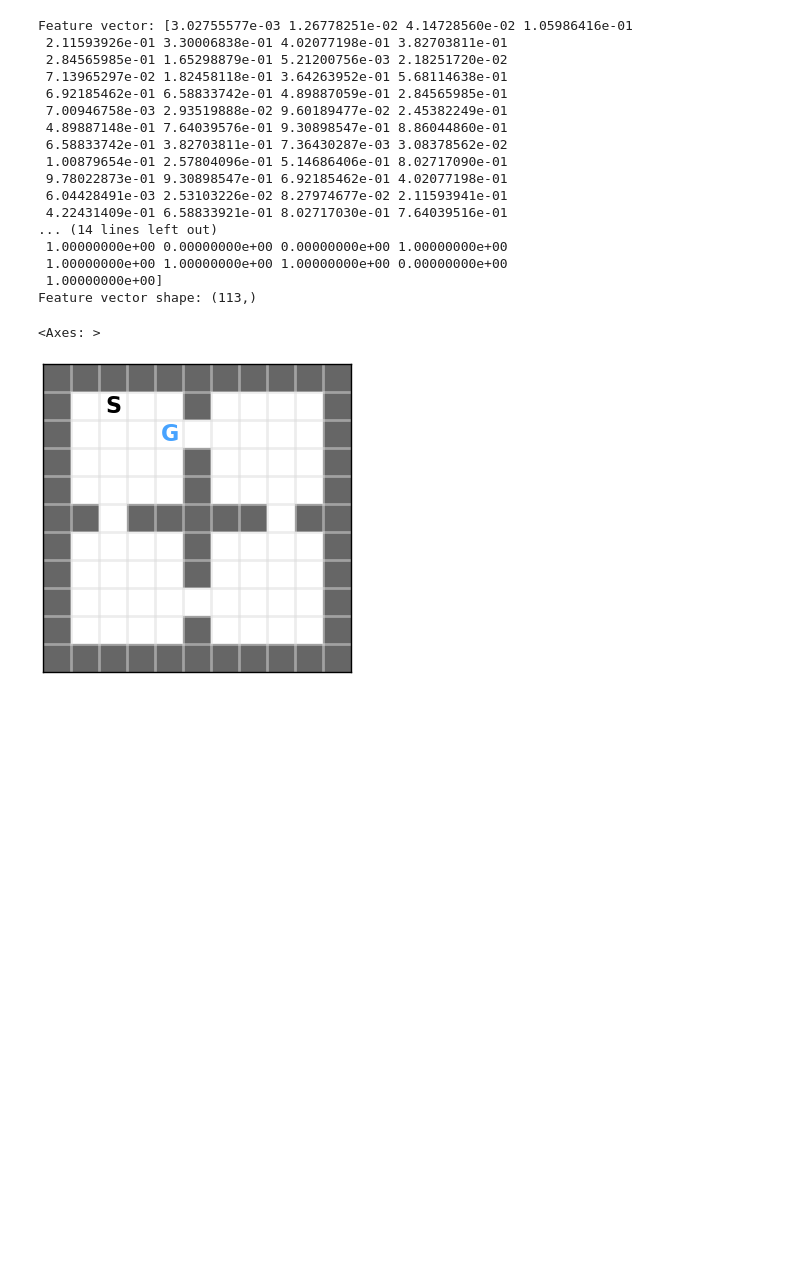
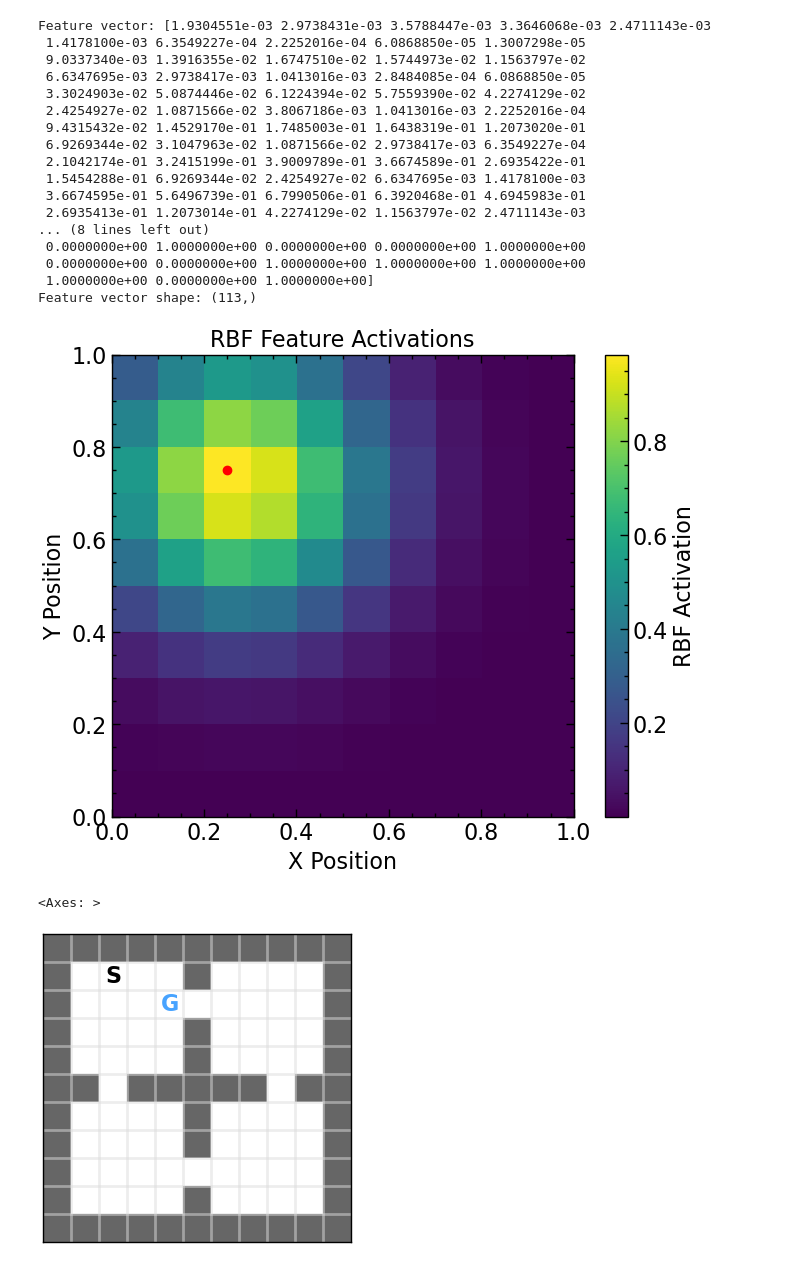
Before and after one commit to skylooop/ZeroShotRL, a Jupyter notebook: notebooks/grid.ipynb, the cells around one changed output. Cells and saved outputs as stored; diff of their text form; code cells hidden in the pictures; blank space fills up the shorter version.

```diff
--- a/notebooks/grid.ipynb
+++ b/notebooks/grid.ipynb
@@ -94,7 +166,7 @@ def construct_feature_vector(position, objects_picked, centers, sigma):
 
 # Example usage
 key = random.PRNGKey(0)
-position = (0.3, 0.7)  # Agent's position (s_x, s_y)
+position = sampled_data['observations'][0, :2]  # Agent's position (s_x, s_y)
 objects_picked = random.bernoulli(key, shape=(num_objects,))  # Random binary vector for objects
 
 # Construct the feature vector
@@ -102,23 +174,45 @@ feature_vector = construct_feature_vector(position, objects_picked, centers, sig
 print("Feature vector:", feature_vector)
 print("Feature vector shape:", feature_vector.shape)
 # %% [output]
-Feature vector: [3.02755577e-03 1.26778251e-02 4.14728560e-02 1.05986416e-01
- 2.11593926e-01 3.30006838e-01 4.02077198e-01 3.82703811e-01
- 2.84565985e-01 1.65298879e-01 5.21200756e-03 2.18251720e-02
- 7.13965297e-02 1.82458118e-01 3.64263952e-01 5.68114638e-01
- 6.92185462e-01 6.58833742e-01 4.89887059e-01 2.84565985e-01
- 7.00946758e-03 2.93519888e-02 9.60189477e-02 2.45382249e-01
- 4.89887148e-01 7.64039576e-01 9.30898547e-01 8.86044860e-01
- 6.58833742e-01 3.82703811e-01 7.36430287e-03 3.08378562e-02
- 1.00879654e-01 2.57804096e-01 5.14686406e-01 8.02717090e-01
- 9.78022873e-01 9.30898547e-01 6.92185462e-01 4.02077198e-01
- 6.04428491e-03 2.53103226e-02 8.27974677e-02 2.11593941e-01
- 4.22431409e-01 6.58833921e-01 8.02717030e-01 7.64039516e-01
-... (14 lines left out)
- 1.00000000e+00 0.00000000e+00 0.00000000e+00 1.00000000e+00
- 1.00000000e+00 1.00000000e+00 1.00000000e+00 0.00000000e+00
- 1.00000000e+00]
+Feature vector: [1.9304551e-03 2.9738431e-03 3.5788447e-03 3.3646068e-03 2.4711143e-03
+ 1.4178100e-03 6.3549227e-04 2.2252016e-04 6.0868850e-05 1.3007298e-05
+ 9.0337340e-03 1.3916355e-02 1.6747510e-02 1.5744973e-02 1.1563797e-02
+ 6.6347695e-03 2.9738417e-03 1.0413016e-03 2.8484085e-04 6.0868850e-05
+ 3.3024903e-02 5.0874446e-02 6.1224394e-02 5.7559390e-02 4.2274129e-02
+ 2.4254927e-02 1.0871566e-02 3.8067186e-03 1.0413016e-03 2.2252016e-04
+ 9.4315432e-02 1.4529170e-01 1.7485003e-01 1.6438319e-01 1.2073020e-01
+ 6.9269344e-02 3.1047963e-02 1.0871566e-02 2.9738417e-03 6.3549227e-04
+ 2.1042174e-01 3.2415199e-01 3.9009789e-01 3.6674589e-01 2.6935422e-01
+ 1.5454288e-01 6.9269344e-02 2.4254927e-02 6.6347695e-03 1.4178100e-03
+ 3.6674595e-01 5.6496739e-01 6.7990506e-01 6.3920468e-01 4.6945983e-01
+ 2.6935413e-01 1.2073014e-01 4.2274129e-02 1.1563797e-02 2.4711143e-03
+... (8 lines left out)
+ 0.0000000e+00 1.0000000e+00 0.0000000e+00 0.0000000e+00 1.0000000e+00
+ 0.0000000e+00 0.0000000e+00 1.0000000e+00 1.0000000e+00 1.0000000e+00
+ 1.0000000e+00 0.0000000e+00 1.0000000e+00]
 Feature vector shape: (113,)
+# %%
+import matplotlib.pyplot as plt
+import numpy as np
+
+# Compute RBF features for the given position
+rbf_activations = rbf_features(position, centers, sigma)
+
+# Reshape the RBF activations into a 10x10 grid
+rbf_grid = rbf_activations.reshape((grid_size, grid_size))
+
+# Plot the heatmap
+plt.figure(figsize=(8, 6))
+plt.imshow(rbf_grid, extent=(0, 1, 0, 1), origin='lower', cmap='viridis')
+plt.colorbar(label='RBF Activation')
+plt.scatter(position[1], position[0], color='red')  # Mark the agent's position
+plt.title('RBF Feature Activations')
+plt.xlabel('X Position')
+plt.ylabel('Y Position')
+plt.legend()
+plt.show()
+# %% [output]
+[figure, added]
 # %%
 from envs.grid_custom.darkroom import DarkRoom
 
```
Also changed, not shown: parts of 5 cells of this notebook, 8 other files.
